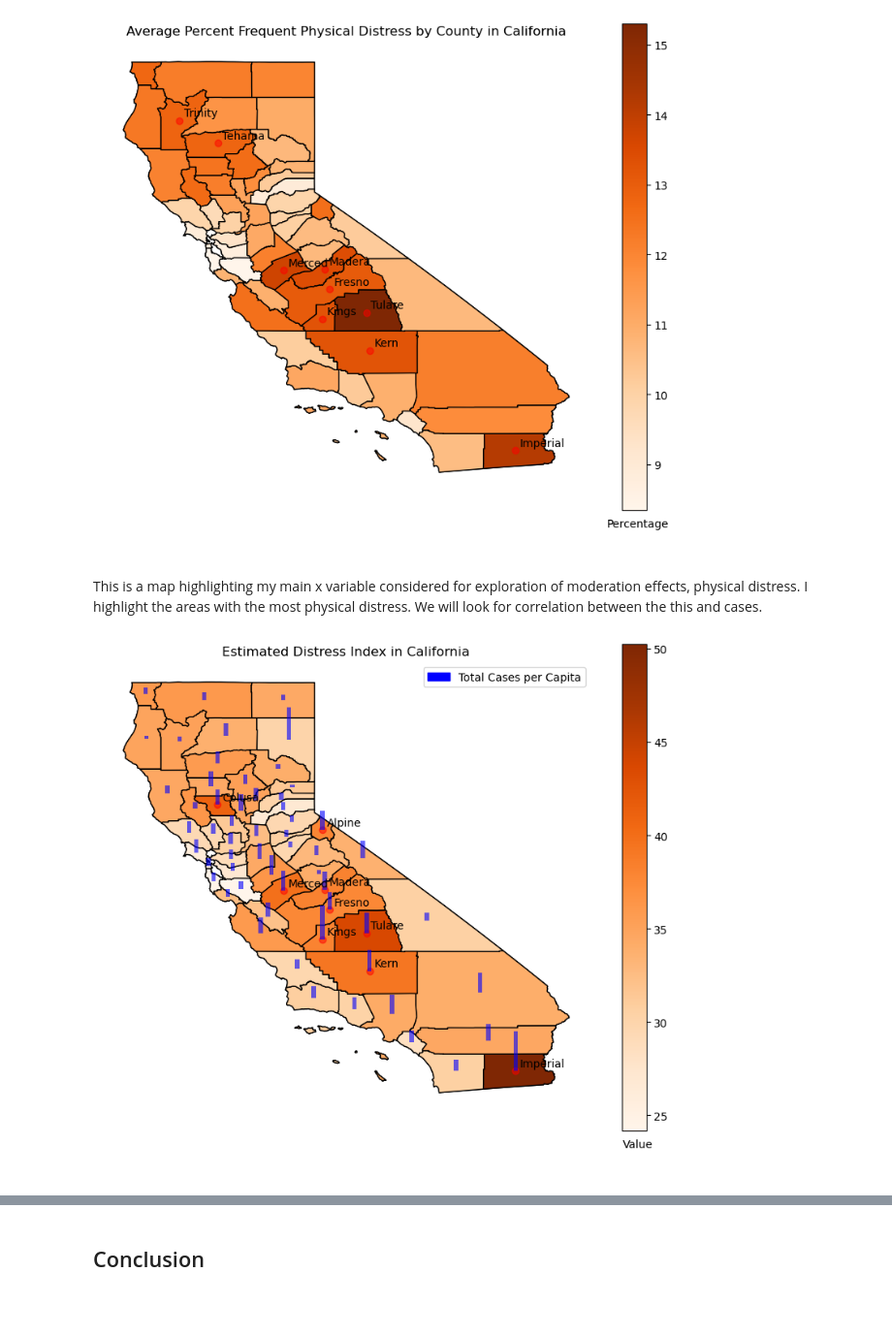
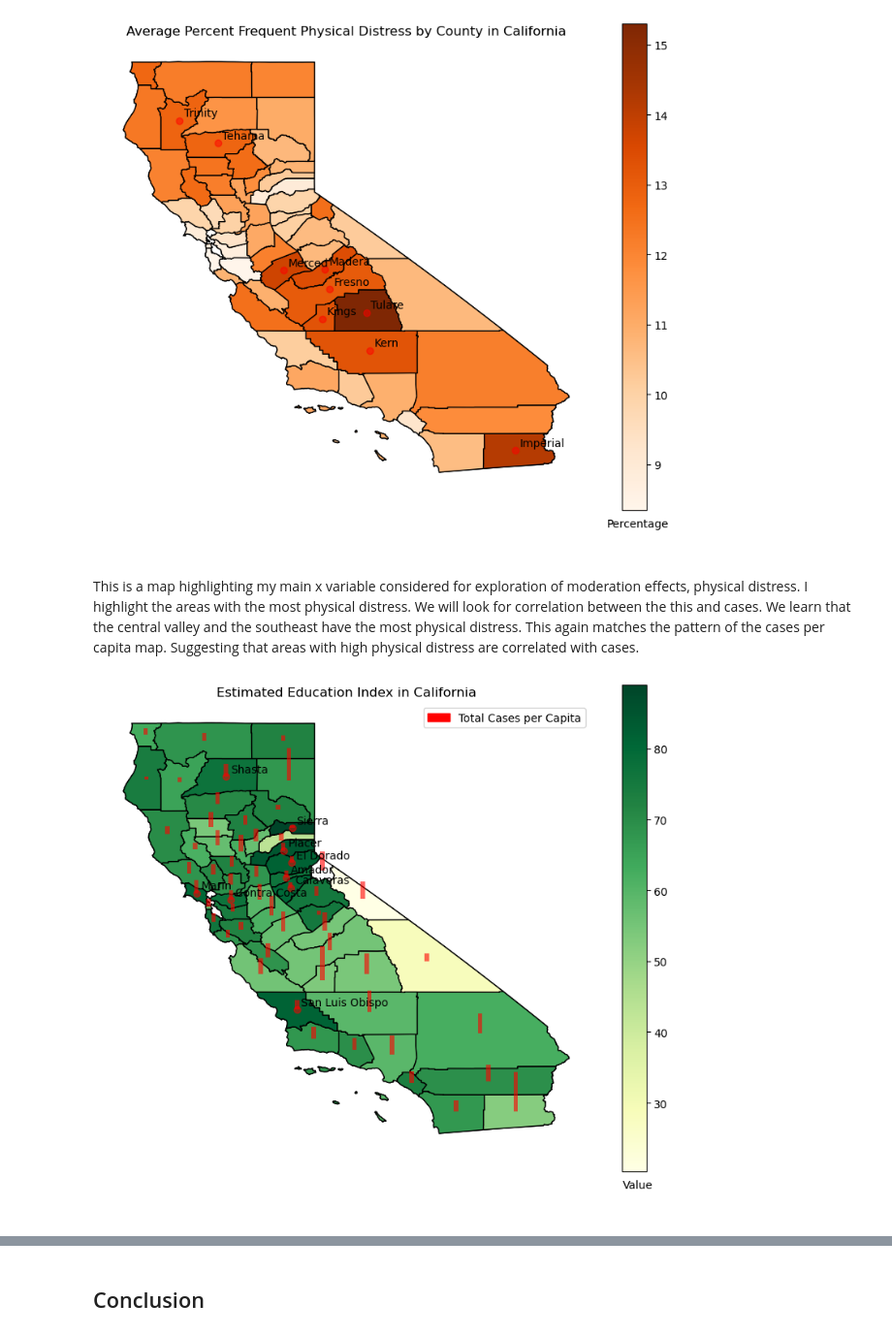
Before and after one commit to r-lee1888/eco225-project-code-r-lee1888, a Jupyter notebook: Code/Project1Code.ipynb, the cells around one changed output, grey strips where cells are left out. Shown at 97% size. Saved outputs shown, nothing was run; the diff lists cells and outputs as text; code cells hidden in the pictures; blank space fills up the shorter version.

```diff
--- a/Code/Project1Code.ipynb
+++ b/Code/Project1Code.ipynb
@@ -70,7 +82,7 @@ import matplotlib.patches as mpatches
 
 
 # Load main data and filter for California only
-covid_health_weather = pd.read_csv("C:/Users/xcxli/OneDrive - University of Toronto/W 2024/ECO225/ECO225 Project/eco225-project-code-r-lee1888/Data/US_counties_COVID19_health_weather_data.csv")
+covid_health_weather = pd.read_csv("C:/Users/Pikachu/OneDrive - University of Toronto/W 2024/ECO225/ECO225 Project/eco225-project-code-r-lee1888/Data/US_counties_COVID19_health_weather_data.csv")
 covid_health_weather = covid_health_weather[covid_health_weather['state'] == 'California']
 
 # Get the number of rows and columns in the dataframe
@@ -80,13 +92,13 @@ print(f'The dataframe has {num_rows} rows and {num_columns} columns.')
 
 # Load the data for California GDP and Income and filter for 2020 only
 # Remove all year columns except for 2020
-ca_gdp_2020 = pd.read_csv("c:/Users/xcxli/OneDrive - University of Toronto/W 2024/ECO225/ECO225 Project/eco225-project-code-r-lee1888/Data/CAGDP1_CA_2001_2023.csv")
+ca_gdp_2020 = pd.read_csv("c:/Users/Pikachu/OneDrive - University of Toronto/W 2024/ECO225/ECO225 Project/eco225-project-code-r-lee1888/Data/CAGDP1_CA_2001_2023.csv")
 ca_gdp_2020 = ca_gdp_2020[['GeoFIPS', 'GeoName', 'Region', 'TableName', 'LineCode', 'IndustryClassification', 'Description', 'Unit', '2020']]
 
-ca_inc_2020 = pd.read_csv("c:/Users/xcxli/OneDrive - University of Toronto/W 2024/ECO225/ECO225 Project/eco225-project-code-r-lee1888/Data/CAINC1_CA_1969_2023.csv")
+ca_inc_2020 = pd.read_csv("c:/Users/Pikachu/OneDrive - University of Toronto/W 2024/ECO225/ECO225 Project/eco225-project-code-r-lee1888/Data/CAINC1_CA_1969_2023.csv")
 ca_inc_2020 = ca_inc_2020[['GeoFIPS', 'GeoName', 'Region', 'TableName', 'LineCode', 'IndustryClassification', 'Description', 'Unit', '2020']]
 
-ca_unemp_2020 = pd.read_csv("c:/Users/xcxli/OneDrive - University of Toronto/W 2024/ECO225/ECO225 Project/eco225-project-code-r-lee1888/Data/UnemploymentReport.csv")
+ca_unemp_2020 = pd.read_csv("c:/Users/Pikachu/OneDrive - University of Toronto/W 2024/ECO225/ECO225 Project/eco225-project-code-r-lee1888/Data/UnemploymentReport.csv")
 ca_unemp_2020 = ca_unemp_2020[['FIPS', 'Name', '2020']]
 
 ca_gdp_2020 = ca_gdp_2020[ca_gdp_2020['LineCode'] == 1]
@@ -632,10 +680,10 @@ gdf = gpd.GeoDataFrame(depaneled_data_geo, geometry="Coordinates")
 #gdf.head()
 # %%
 # Query California map borders
-state_df = gpd.read_file("http://www2.census.gov/geo/tiger/GENZ2016/shp/cb_2016_us_state_5m.zip")
-state_df.head()
+state_df = gpd.read_file("C:/Users/Pikachu/OneDrive - University of Toronto/W 2024/ECO225/ECO225 Project/eco225-project-code-r-lee1888/Data/cb_2016_us_state_5m.zip")
+#state_df.head()
 
-fig, gax = plt.subplots(figsize=(10, 10))
+#fig, gax = plt.subplots(figsize=(10, 10))
 state_df.query("NAME == 'California'").plot(ax=gax, edgecolor="black", color="white")
 #plt.show()
 # %% [output]
@@ -643,11 +691,11 @@ state_df.query("NAME == 'California'").plot(ax=gax, edgecolor="black", color="wh
 # %%
 # Plot California county borders
-county_df = gpd.read_file("http://www2.census.gov/geo/tiger/GENZ2016/shp/cb_2016_us_county_5m.zip")
+county_df = gpd.read_file("C:/Users/Pikachu/OneDrive - University of Toronto/W 2024/ECO225/ECO225 Project/eco225-project-code-r-lee1888/Data/cb_2016_us_county_5m.zip")
 
 county_df = county_df.query("STATEFP == '06'")
 
-fig, gax = plt.subplots(figsize=(10, 10))
+#fig, gax = plt.subplots(figsize=(10, 10))
 
-county_df.plot(ax=gax, edgecolor="black", color="white")
+#county_df.plot(ax=gax, edgecolor="black", color="white")
 
 #plt.show()
@@ -760,42 +804,42 @@ plt.show()
 # %% [output]
 [figure]
 # %% [markdown]
-This is a map highlighting my main x variable considered for exploration of moderation effects, physical distress. I highlight the areas with the most physical distress. We will look for correlation between the this and cases.
+This is a map highlighting my main x variable considered for exploration of moderation effects, physical distress. I highlight the areas with the most physical distress. We will look for correlation between the this and cases. We learn that the central valley and the southeast have the most physical distress. This again matches the pattern of the cases per capita map. Suggesting that areas with high physical distress are correlated with cases.
 # %%
-fig, gax = plt.subplots(figsize = (10,8))
+fig, gax = plt.subplots(figsize=(10, 8))
 
 # Plot the state level
-state_df[state_df['NAME'] == 'California'].plot(ax = gax, edgecolor='black',color='white')
+state_df[state_df['NAME'] == 'California'].plot(ax=gax, edgecolor='black', color='white')
 
 # Plot the counties and data
 county_df_covid.plot(
-    ax=gax, edgecolor='black', column='distress_index', legend=True, cmap='Oranges' #range of your column value for the color legend
+    ax=gax, edgecolor='black', column='education_index', legend=True, cmap='YlGn'  # range of your column value for the color legend
 )
 
 # Add text to let people know what we are plotting
-gax.annotate('Value',xy=(0.67, 0.05),  xycoords='figure fraction')
+gax.annotate('Value', xy=(0.67, 0.05), xycoords='figure fraction')
 gdf.head()
-# Plot county names of high personal income per capita
-gdf_highquantile = gdf[gdf['distress_index'] > gdf['distress_index'].quantile(0.85)]
-gdf_highquantile.plot(ax=gax, color='red', alpha = 0.5)
+
+# Plot county names of high education index
+gdf_highquantile = gdf[gdf['education_index'] > gdf['education_index'].quantile(0.85)]
+gdf_highquantile.plot(ax=gax, color='red', alpha=0.5)
 for x, y, label in zip(gdf_highquantile['Coordinates'].x, gdf_highquantile['Coordinates'].y, gdf_highquantile['county']):
-    gax.annotate(label, xy=(x,y), xytext=(4,4), textcoords='offset points')
+    gax.annotate(label, xy=(x, y), xytext=(4, 4), textcoords='offset points')
 
 # Add bars representing total cases per capita
 for x, y, value in zip(gdf['Coordinates'].x, gdf['Coordinates'].y, gdf['total_cases_per_capita']):
-    gax.bar(x, value * 10, bottom=y, width=0.1, color='blue', alpha=0.6)
+    gax.bar(x, value * 10, bottom=y, width=0.1, color='red', alpha=0.6)
 
-# Add a legend showing how distress_index is blue
-blue_patch = mpatches.Patch(color='blue', label='Total Cases per Capita')
+# Add a legend showing how education_index is represented
+blue_patch = mpatches.Patch(color='red', label='Total Cases per Capita')
 plt.legend(handles=[blue_patch])
-
 
 # I don't want the axis with long and lat
 plt.axis('off')
 
 # Add a title
-plt.title('Estimated Distress Index in California')
+plt.title('Estimated Education Index in California')
 
 plt.show()
 # %% [output]
-[figure, old version]
+[figure, new version]
```
Also changed, not shown: parts of 74 cells of this notebook, 8 other files.
